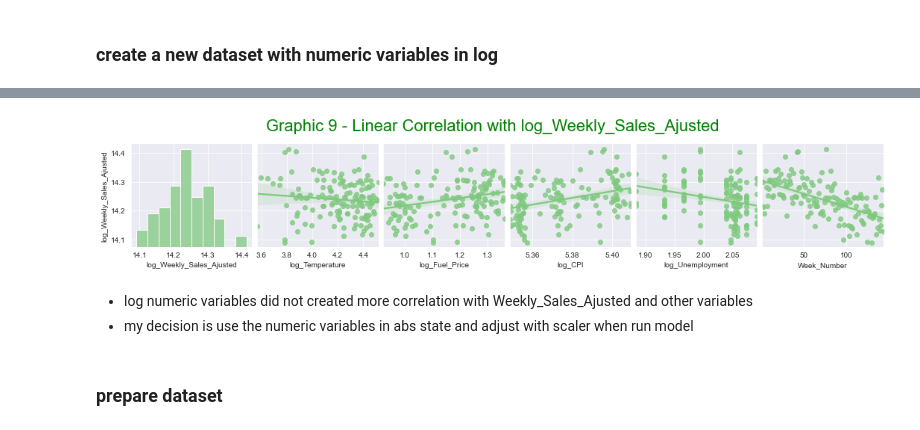
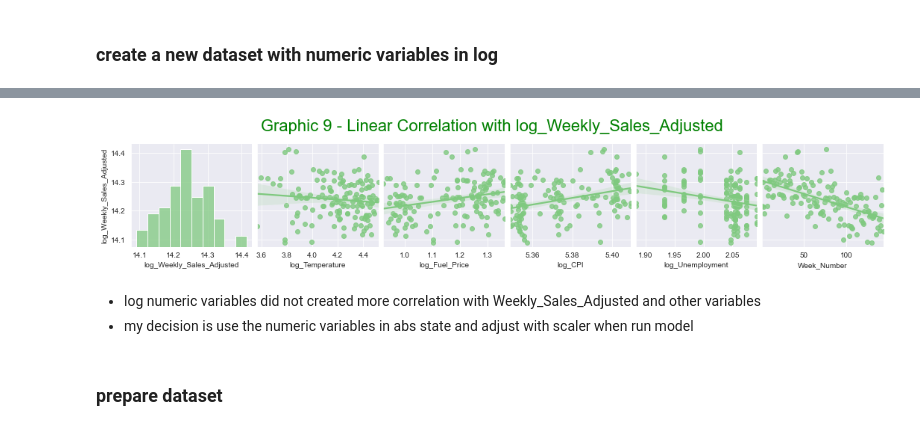
Before and after one commit to jebas-py/kaggle_walmart_dataretail_analysis, a Jupyter notebook: model_regression_final.ipynb, the cells around one changed output, grey strips where cells are left out. Drawn from its saved outputs; the diff is of its cells as text; code cells hidden in the pictures.

```diff
--- a/model_regression_final.ipynb
+++ b/model_regression_final.ipynb
@@ -255,13 +255,13 @@ Superior limit             1850073.04
 dtype: float64
 # %%
 #insert median value in all outliers
-weekly_sales_ajusted = []
+weekly_sales_adjusted = []
 for value in store_1['Weekly_Sales'].values:
     if value < limits(store_1['Weekly_Sales']).loc['Inferior limit']:
-        weekly_sales_ajusted.append(store_1['Weekly_Sales'].median())
+        weekly_sales_adjusted.append(store_1['Weekly_Sales'].median())
     elif value > limits(store_1['Weekly_Sales']).loc['Superior limit']:
-        weekly_sales_ajusted.append(store_1['Weekly_Sales'].median())
+        weekly_sales_adjusted.append(store_1['Weekly_Sales'].median())
     else:
-        weekly_sales_ajusted.append(value)
-store_1['Weekly_Sales_Ajusted'] = np.asarray(weekly_sales_ajusted)
+        weekly_sales_adjusted.append(value)
+store_1['Weekly_Sales_Adjusted'] = np.asarray(weekly_sales_adjusted)
 # %%
@@ -325,7 +325,7 @@ log_store_1 = pd.DataFrame()
 
 #transform variables in log
 log_store_1['log_Weekly_Sales'] = np.log(store_1['Weekly_Sales'])
-log_store_1['log_Weekly_Sales_Ajusted'] = np.log(store_1['Weekly_Sales_Ajusted'])
+log_store_1['log_Weekly_Sales_Adjusted'] = np.log(store_1['Weekly_Sales_Adjusted'])
 log_store_1['log_Temperature'] = np.log(store_1['Temperature'])
 log_store_1['log_Fuel_Price'] = np.log(store_1['Fuel_Price'])
 log_store_1['log_CPI'] = np.log(store_1['CPI'])
@@ -354,16 +354,16 @@ log_store_1.corr()
 # %%
 graphic9 = sns.pairplot(
     data=log_store_1,
-    y_vars='log_Weekly_Sales_Ajusted',
-    x_vars=['log_Weekly_Sales_Ajusted', 'log_Temperature', 'log_Fuel_Price', 'log_CPI', 'log_Unemployment', 'Week_Number'],
+    y_vars='log_Weekly_Sales_Adjusted',
+    x_vars=['log_Weekly_Sales_Adjusted', 'log_Temperature', 'log_Fuel_Price', 'log_CPI', 'log_Unemployment', 'Week_Number'],
     kind='reg'
 )
-graphic9.fig.suptitle('Graphic 9 - Linear Correlation with log_Weekly_Sales_Ajusted', color='g', fontsize=22, y=1.15)
+graphic9.fig.suptitle('Graphic 9 - Linear Correlation with log_Weekly_Sales_Adjusted', color='g', fontsize=22, y=1.15)
 graphic9 = graphic9
 # %% [output]
-[figure, old version]
+[figure, new version]
 # %% [markdown]
-- log numeric variables did not created more correlation with Weekly_Sales_Ajusted and other variables
+- log numeric variables did not created more correlation with Weekly_Sales_Adjusted and other variables
 - my decision is use the numeric variables in abs state and adjust with scaler when run model
 # %% [markdown]
 ### prepare dataset
```
Also changed, not shown: parts of 17 cells of this notebook.
